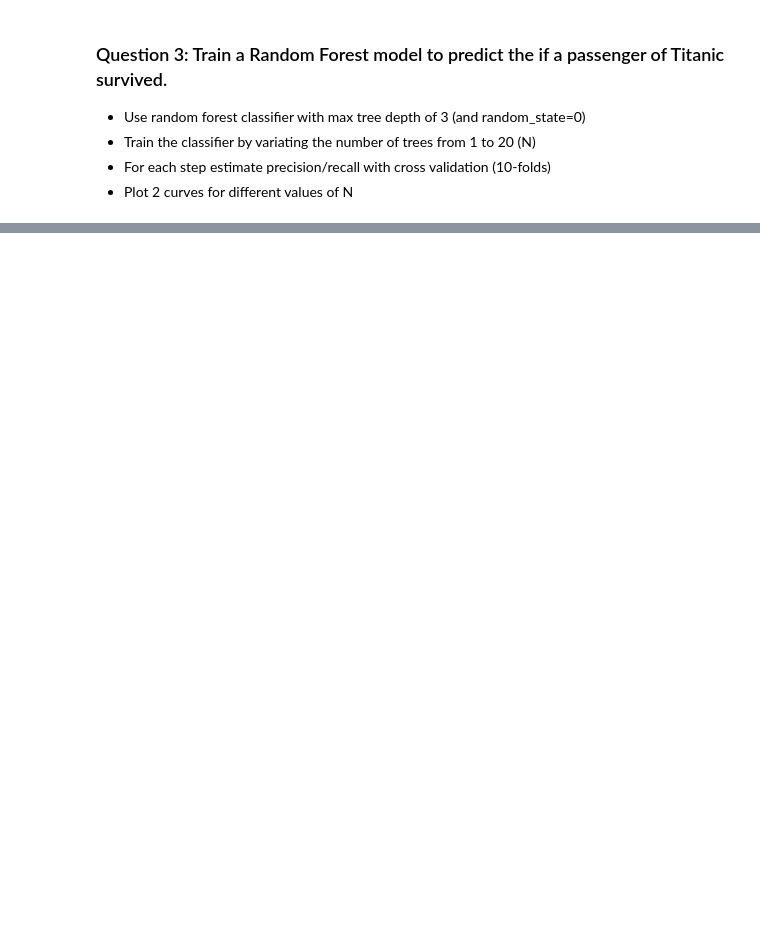
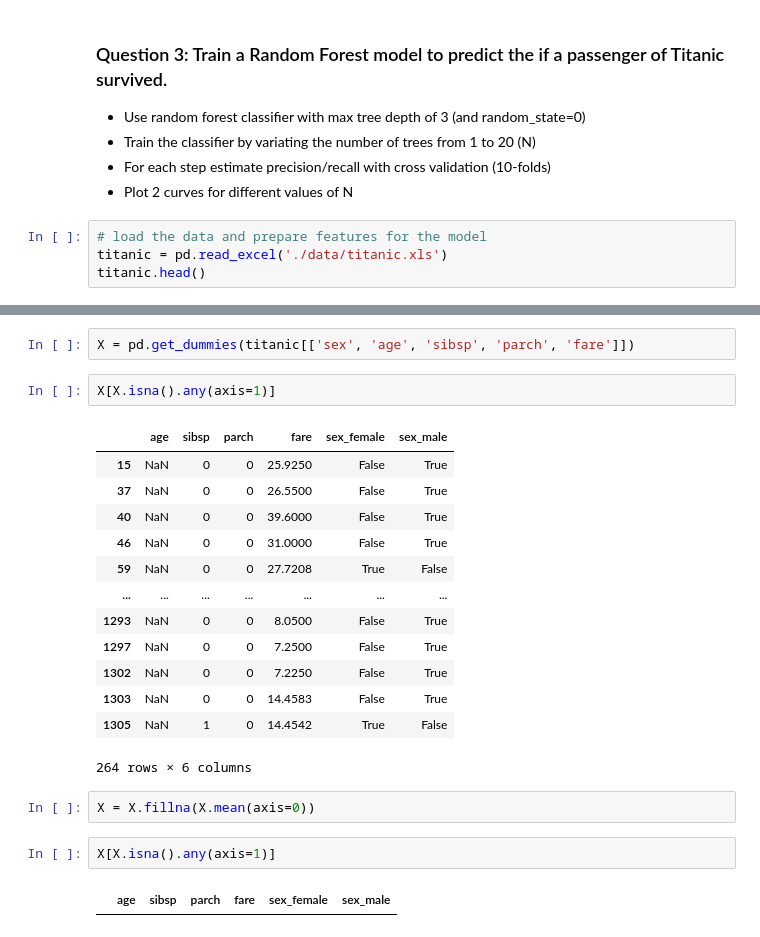
Before and after one commit to thdai2000/ada, a Jupyter notebook: Exercises/06 - Learning from data - Supervised learning/SupervisedLearning.ipynb, the cells around one changed output, grey strips where cells are left out. Cells and saved outputs as stored; diff of their text form; blank space fills up the shorter version.

```diff
--- a/Exercises/06 - Learning from data - Supervised learning/SupervisedLearning.ipynb
+++ b/Exercises/06 - Learning from data - Supervised learning/SupervisedLearning.ipynb
@@ -476,3 +523,7 @@ Answer:
 - Train the classifier by variating the number of trees from 1 to 20 (N)
 - For each step estimate precision/recall with cross validation (10-folds)
 - Plot 2 curves for different values of N
+# %%
+# load the data and prepare features for the model
+titanic = pd.read_excel('./data/titanic.xls')
+titanic.head()
@@ -478,0 +537,24 @@ Answer:
+# %%
+X = pd.get_dummies(titanic[['sex', 'age', 'sibsp', 'parch', 'fare']])
+# %%
+X[X.isna().any(axis=1)]
+# %% [output]
+|  | age | sibsp | parch | fare | sex_female | sex_male |
+| 15 | NaN | 0 | 0 | 25.9250 | False | True |
+| 37 | NaN | 0 | 0 | 26.5500 | False | True |
+| 40 | NaN | 0 | 0 | 39.6000 | False | True |
+| 46 | NaN | 0 | 0 | 31.0000 | False | True |
+| 59 | NaN | 0 | 0 | 27.7208 | True | False |
+| ... | ... | ... | ... | ... | ... | ... |
+| 1293 | NaN | 0 | 0 | 8.0500 | False | True |
+| 1297 | NaN | 0 | 0 | 7.2500 | False | True |
+| 1302 | NaN | 0 | 0 | 7.2250 | False | True |
+| 1303 | NaN | 0 | 0 | 14.4583 | False | True |
+| 1305 | NaN | 1 | 0 | 14.4542 | True | False |
+264 rows × 6 columns
+# %%
+X = X.fillna(X.mean(axis=0))
+# %%
+X[X.isna().any(axis=1)]
+# %% [output]
+|  | age | sibsp | parch | fare | sex_female | sex_male |
```
Also changed, not shown: parts of 18 cells of this notebook, 1 other file.
